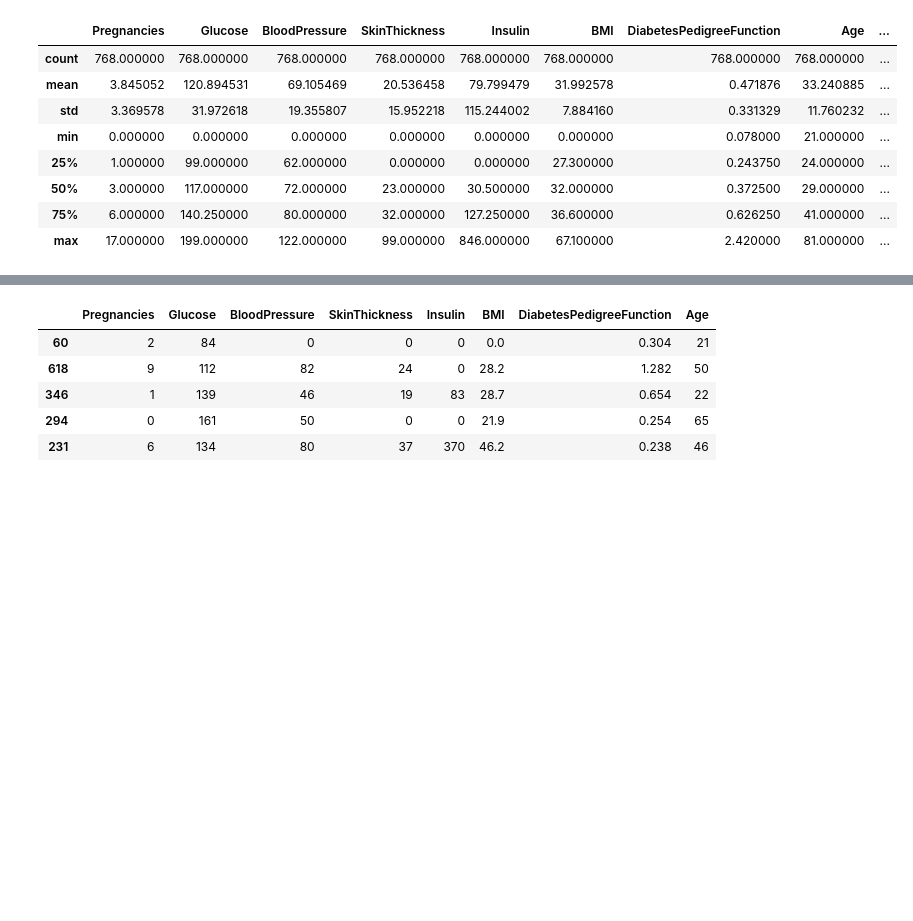
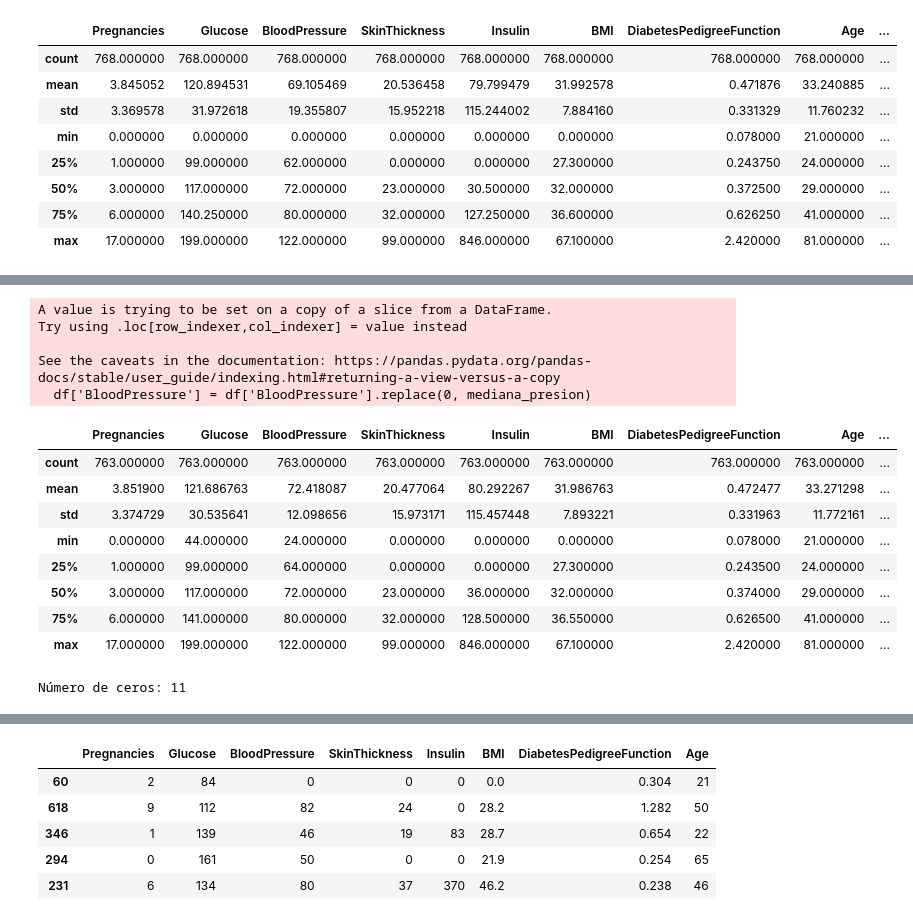
Before and after one commit to 4GeeksAcademy/Boosting-diabetes, a Jupyter notebook: src/explore.ipynb, the cells around one changed output, grey strips where cells are left out. Saved outputs shown, nothing was run; the diff lists cells and outputs as text; code cells hidden in the pictures; blank space fills up the shorter version.

```diff
--- a/src/explore.ipynb
+++ b/src/explore.ipynb
@@ -75,0 +98,26 @@ df.describe()
+# %%
+#Imputaré los 35 ceros con la mediana ya que la distribución tiende a ser regular y no es muy afectada por valores atípicos.
+
+mediana_presion = df['BloodPressure'].replace(0, np.nan).median()
+df['BloodPressure'] = df['BloodPressure'].replace(0, mediana_presion)
+df.describe()
+# %% [output]
+A value is trying to be set on a copy of a slice from a DataFrame.
+Try using .loc[row_indexer,col_indexer] = value instead
+
+See the caveats in the documentation: https://pandas.pydata.org/pandas-docs/stable/user_guide/indexing.html#returning-a-view-versus-a-copy
+  df['BloodPressure'] = df['BloodPressure'].replace(0, mediana_presion)
+|  | Pregnancies | Glucose | BloodPressure | SkinThickness | Insulin | BMI | DiabetesPedigreeFunction | Age | ... |
+| count | 763.000000 | 763.000000 | 763.000000 | 763.000000 | 763.000000 | 763.000000 | 763.000000 | 763.000000 | ... |
+| mean | 3.851900 | 121.686763 | 72.418087 | 20.477064 | 80.292267 | 31.986763 | 0.472477 | 33.271298 | ... |
+| std | 3.374729 | 30.535641 | 12.098656 | 15.973171 | 115.457448 | 7.893221 | 0.331963 | 11.772161 | ... |
+| min | 0.000000 | 44.000000 | 24.000000 | 0.000000 | 0.000000 | 0.000000 | 0.078000 | 21.000000 | ... |
+| 25% | 1.000000 | 99.000000 | 64.000000 | 0.000000 | 0.000000 | 27.300000 | 0.243500 | 24.000000 | ... |
+| 50% | 3.000000 | 117.000000 | 72.000000 | 23.000000 | 36.000000 | 32.000000 | 0.374000 | 29.000000 | ... |
+| 75% | 6.000000 | 141.000000 | 80.000000 | 32.000000 | 128.500000 | 36.550000 | 0.626500 | 41.000000 | ... |
+| max | 17.000000 | 199.000000 | 122.000000 | 99.000000 | 846.000000 | 67.100000 | 2.420000 | 81.000000 | ... |
+# %%
+conteo_ceros = (df['BMI'] == 0).sum()
+print("Número de ceros:", conteo_ceros)
+# %% [output]
+Número de ceros: 11
```
Also changed, not shown: parts of 8 cells of this notebook.
